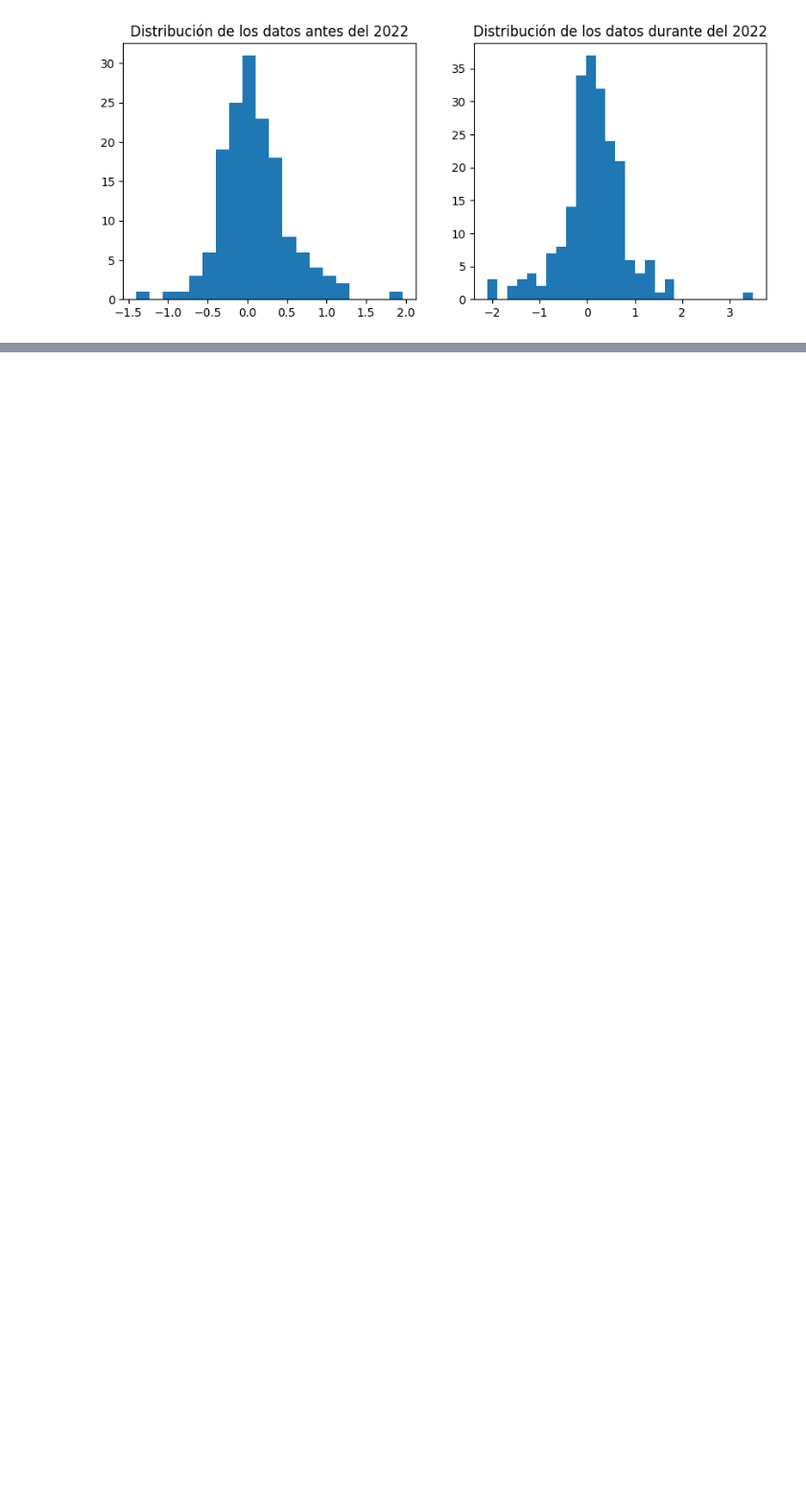
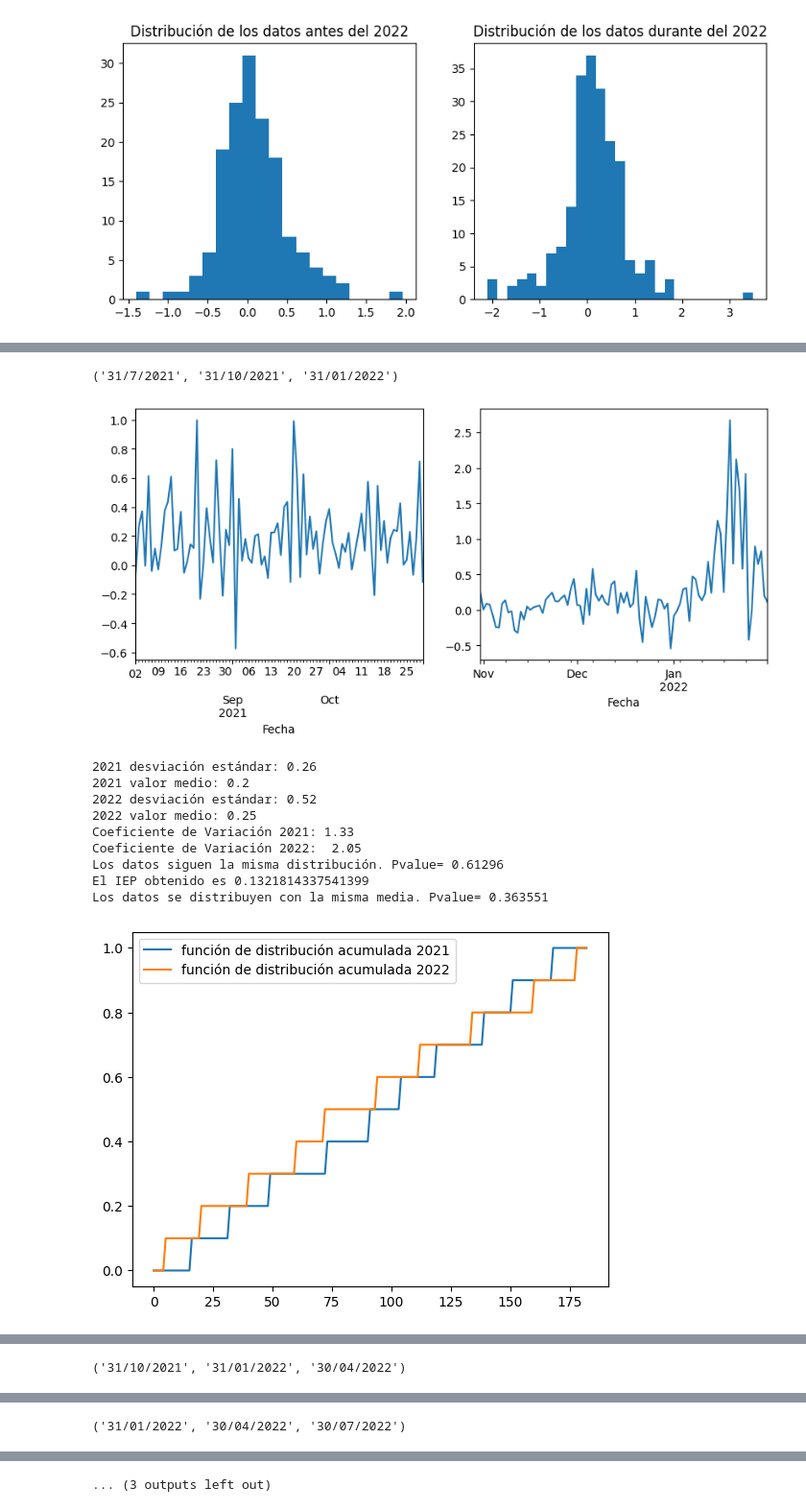
Before and after one commit to Datalis/tasa-jupyter, a Jupyter notebook: analisis.ipynb, the cells around one changed output, grey strips where cells are left out. Shown at 96% size. Saved outputs shown, nothing was run; the diff lists cells and outputs as text; code cells hidden in the pictures; blank space fills up the shorter version.

```diff
--- a/analisis.ipynb
+++ b/analisis.ipynb
@@ -621,0 +734,17 @@ Interesante, los resultados cambiaron.
+# %%
+for t in time_test:
+    print(t)
+    all_test('MLC', *t)
+# %% [output]
+('31/7/2021', '31/10/2021', '31/01/2022')
+[figure, added]
+2021 desviación estándar: 0.26
+2021 valor medio: 0.2
+2022 desviación estándar: 0.52
+2022 valor medio: 0.25
+Coeficiente de Variación 2021: 1.33
+Coeficiente de Variación 2022:  2.05
+Los datos siguen la misma distribución. Pvalue= 0.61296
+El IEP obtenido es 0.1321814337541399
+Los datos se distribuyen con la misma media. Pvalue= 0.363551
+[figure, added]
@@ -621,0 +752 @@ Interesante, los resultados cambiaron.
+('31/10/2021', '31/01/2022', '30/04/2022')
@@ -621,0 +765 @@ Interesante, los resultados cambiaron.
+('31/01/2022', '30/04/2022', '30/07/2022')
@@ -621,0 +767 @@ Interesante, los resultados cambiaron.
+... (3 outputs left out)
```
Also changed, not shown: parts of 12 cells of this notebook.
